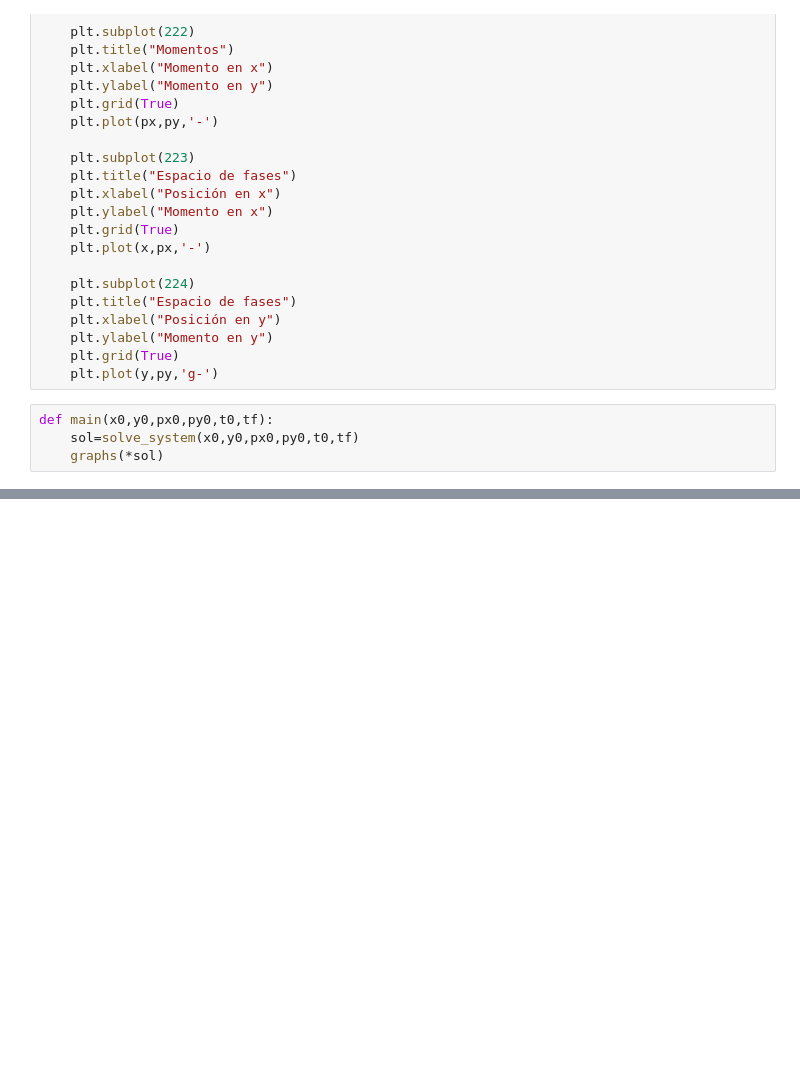
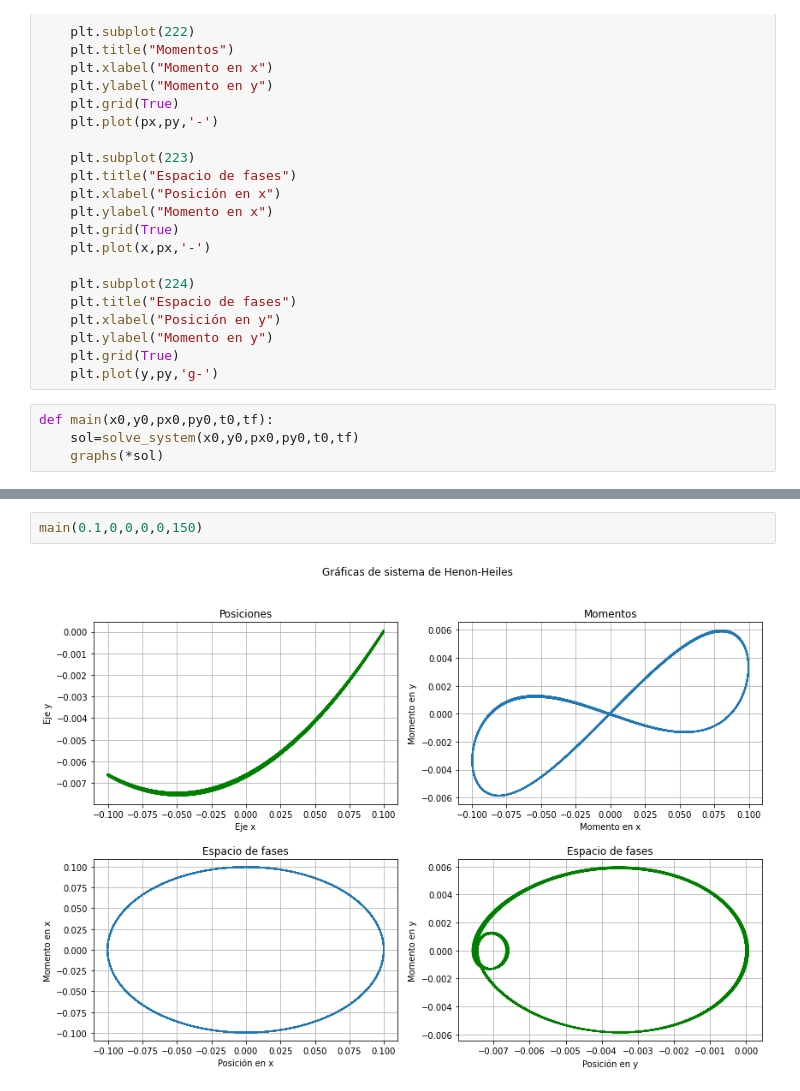
Before and after one commit to KaboomPhysicist/Mecanica-Workshop, a Jupyter notebook: Tarea 3/Tarea 3.ipynb, the cells around one changed output, grey strips where cells are left out. Cells and saved outputs as stored; diff of their text form; blank space fills up the shorter version.

```diff
--- a/Tarea 3/Tarea 3.ipynb
+++ b/Tarea 3/Tarea 3.ipynb
@@ -94,0 +99,4 @@ def main(x0,y0,px0,py0,t0,tf):
+# %%
+main(0.1,0,0,0,0,150)
+# %% [output]
+[figure, added]
```
Also changed, not shown: parts of 1 cell of this notebook, 1 other file.
